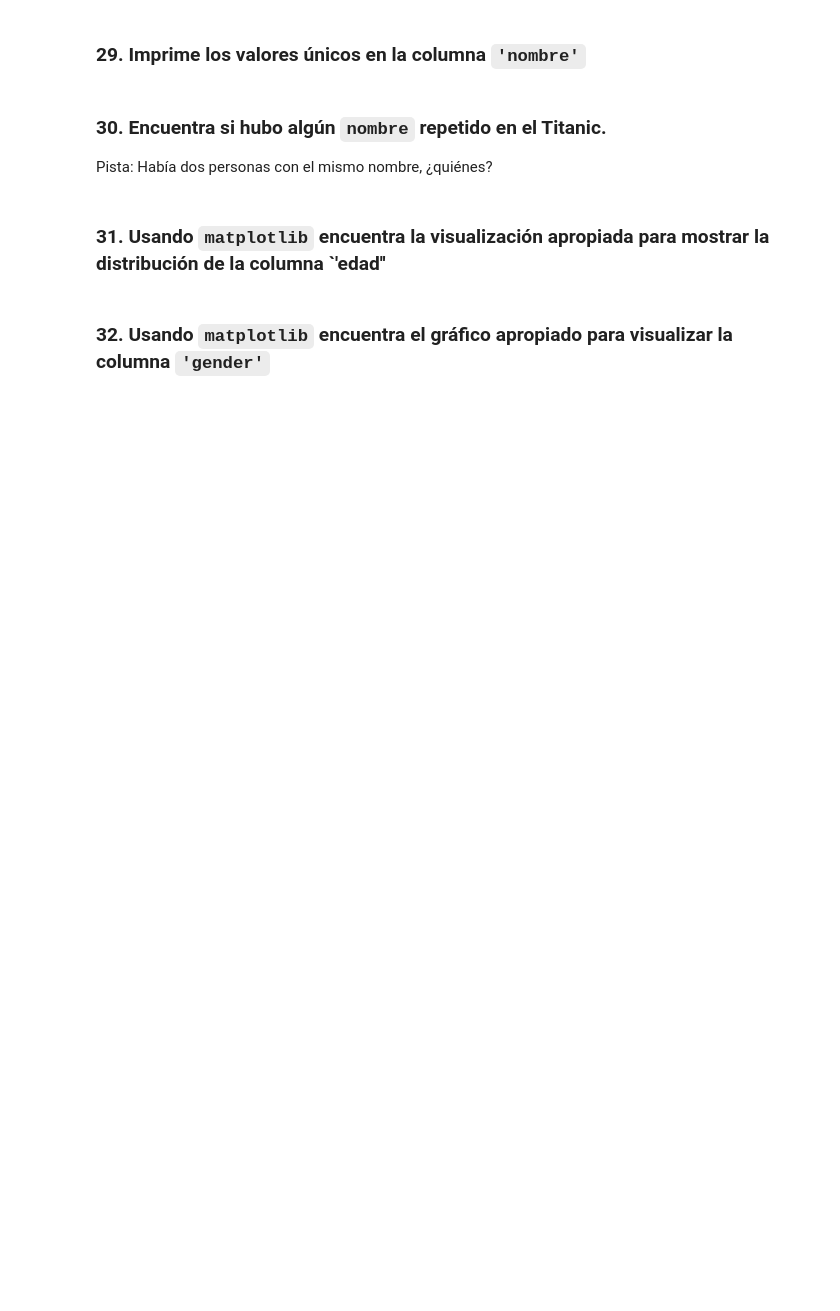
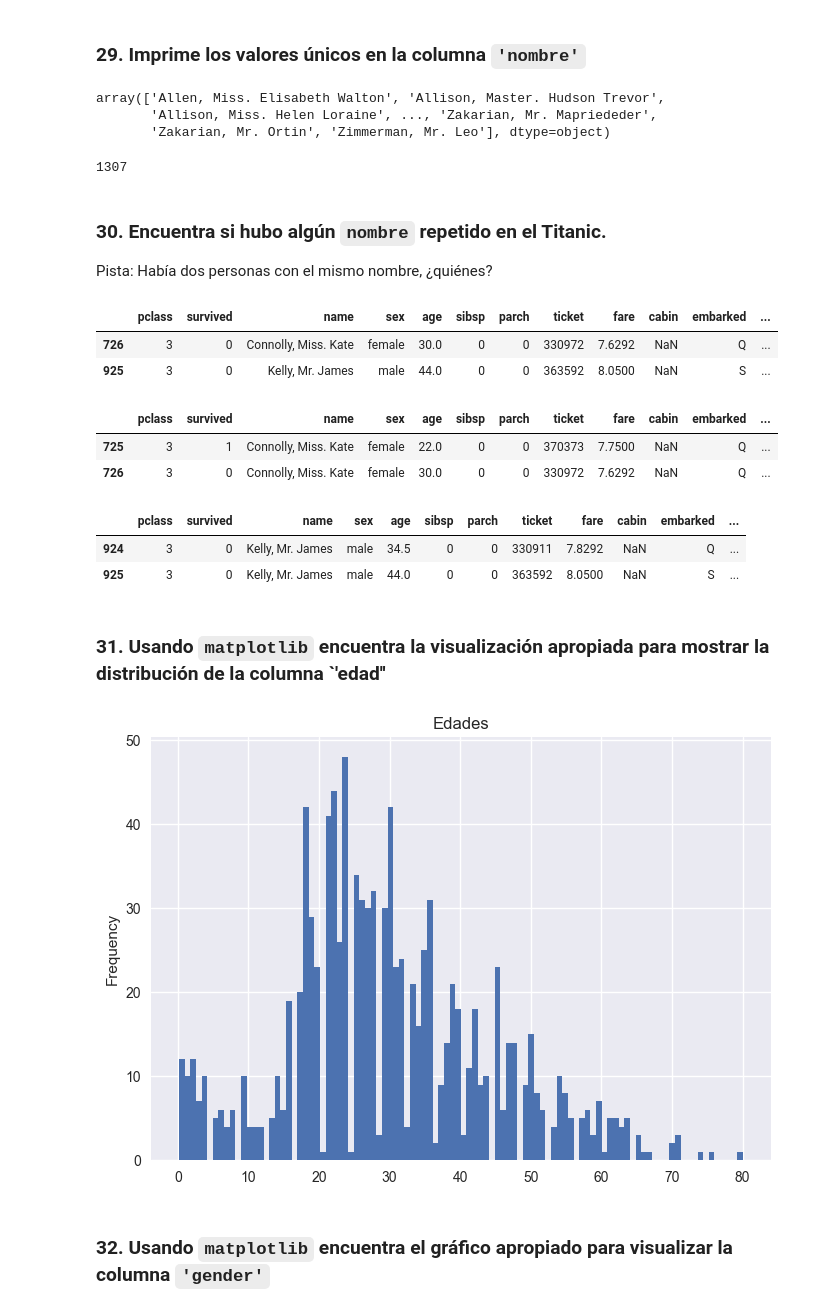
Before and after one commit to javipiazza94/Data-Science-TBB, a Jupyter notebook: THE_BRIDGE_DS_BC/2-Data Analytics/4-Pandas/Ejercicios/10-titanic/Titanic.ipynb, the cells around one changed output. Saved outputs shown, nothing was run; the diff lists cells and outputs as text; code cells hidden in the pictures; blank space fills up the shorter version.

```diff
--- a/THE_BRIDGE_DS_BC/2-Data Analytics/4-Pandas/Ejercicios/10-titanic/Titanic.ipynb
+++ b/THE_BRIDGE_DS_BC/2-Data Analytics/4-Pandas/Ejercicios/10-titanic/Titanic.ipynb
@@ -416,8 +487,39 @@ Name: max, dtype: float64
 # %% [markdown]
 ### 29. Imprime los valores únicos en la columna `'nombre'`
+# %%
+titanic['name'].unique()
+# %% [output]
+array(['Allen, Miss. Elisabeth Walton', 'Allison, Master. Hudson Trevor',
+       'Allison, Miss. Helen Loraine', ..., 'Zakarian, Mr. Mapriededer',
+       'Zakarian, Mr. Ortin', 'Zimmerman, Mr. Leo'], dtype=object)
+# %%
+len(titanic.name.unique())
+# %% [output]
+1307
 # %% [markdown]
 ### 30. Encuentra si hubo algún `nombre` repetido en el Titanic.
 
 Pista: Había dos personas con el mismo nombre, ¿quiénes?
+# %%
+nombre = titanic[titanic.duplicated('name')]
+nombre
+# %% [output]
+|  | pclass | survived | name | sex | age | sibsp | parch | ticket | fare | cabin | embarked | ... |
+| 726 | 3 | 0 | Connolly, Miss. Kate | female | 30.0 | 0 | 0 | 330972 | 7.6292 | NaN | Q | ... |
+| 925 | 3 | 0 | Kelly, Mr. James | male | 44.0 | 0 | 0 | 363592 | 8.0500 | NaN | S | ... |
+# %%
+mujer_repe = titanic[titanic['name']== 'Connolly, Miss. Kate']
+mujer_repe
+# %% [output]
+|  | pclass | survived | name | sex | age | sibsp | parch | ticket | fare | cabin | embarked | ... |
+| 725 | 3 | 1 | Connolly, Miss. Kate | female | 22.0 | 0 | 0 | 370373 | 7.7500 | NaN | Q | ... |
+| 726 | 3 | 0 | Connolly, Miss. Kate | female | 30.0 | 0 | 0 | 330972 | 7.6292 | NaN | Q | ... |
+# %%
+hombre_repe = titanic[titanic['name']== 'Kelly, Mr. James']
+hombre_repe
+# %% [output]
+|  | pclass | survived | name | sex | age | sibsp | parch | ticket | fare | cabin | embarked | ... |
+| 924 | 3 | 0 | Kelly, Mr. James | male | 34.5 | 0 | 0 | 330911 | 7.8292 | NaN | Q | ... |
+| 925 | 3 | 0 | Kelly, Mr. James | male | 44.0 | 0 | 0 | 363592 | 8.0500 | NaN | S | ... |
 # %% [markdown]
 ### 31. Usando `matplotlib` encuentra la visualización apropiada para mostrar la distribución de la columna `'edad''
@@ -426,2 +526,9 @@ import matplotlib.pyplot as plt
+# %%
+
+plt.style.use('seaborn')
+titanic['age'].plot(kind='hist', bins=100, title='Edades')
+plt.show()
+# %% [output]
+[figure, added]
 # %% [markdown]
 ### 32. Usando `matplotlib` encuentra el gráfico apropiado para visualizar la columna `'gender'`
```
Also changed, not shown: parts of 19 cells of this notebook, 1 other file.
